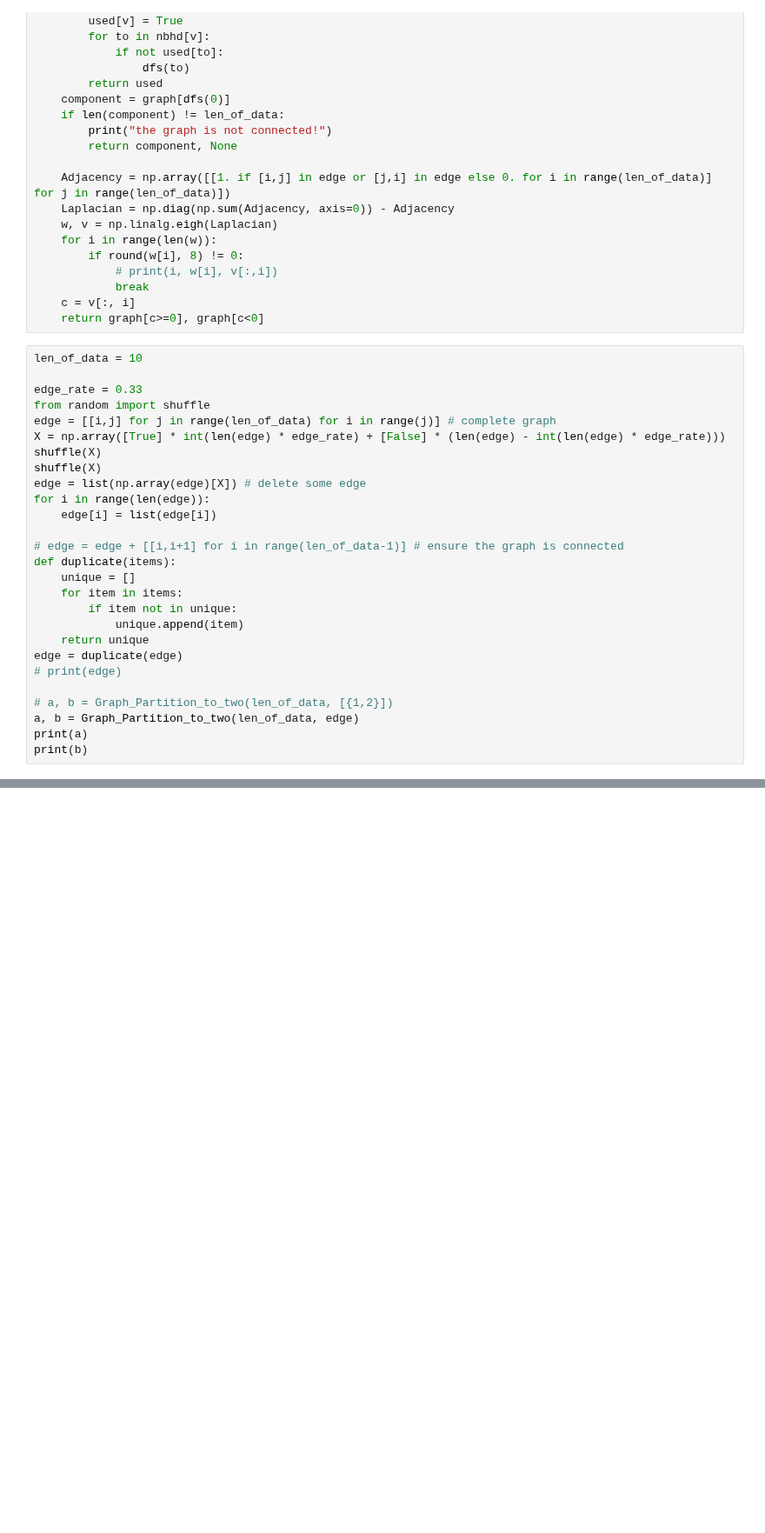
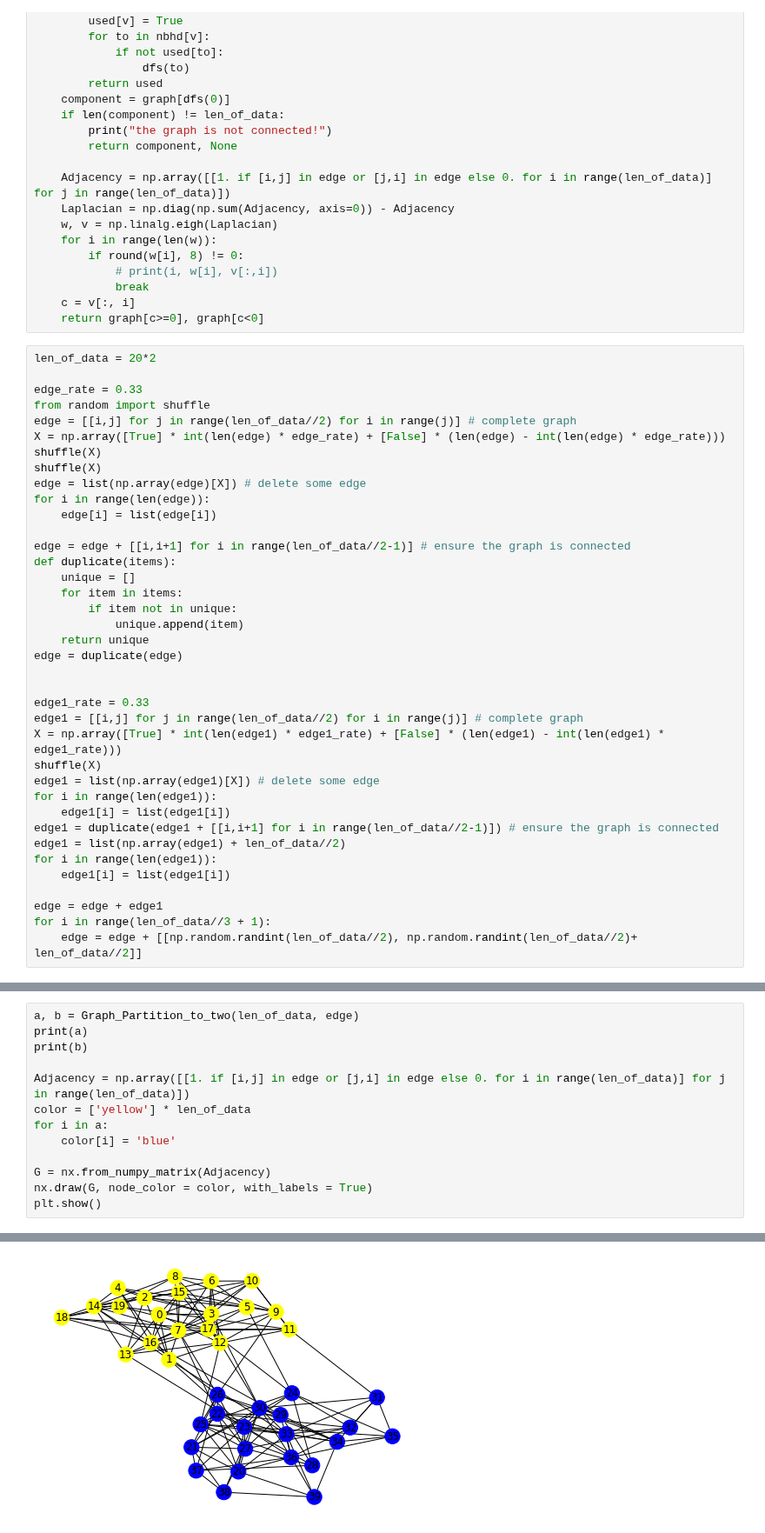
Before and after one commit to kuiyochen/Python_ML_learning, a Jupyter notebook: Graph_Partition_Fiedler_Vector.ipynb, the cells around one changed output, grey strips where cells are left out. Shown at 87% size. Cells and saved outputs as stored; diff of their text form; blank space fills up the shorter version.

```diff
--- a/Graph_Partition_Fiedler_Vector.ipynb
+++ b/Graph_Partition_Fiedler_Vector.ipynb
@@ -44,11 +45,11 @@ def Graph_Partition_to_two(len_of_data, edge):
     c = v[:, i]
     return graph[c>=0], graph[c<0]
 # %%
-len_of_data = 10
+len_of_data = 20*2
 
 edge_rate = 0.33
 from random import shuffle
-edge = [[i,j] for j in range(len_of_data) for i in range(j)] # complete graph
+edge = [[i,j] for j in range(len_of_data//2) for i in range(j)] # complete graph
 X = np.array([True] * int(len(edge) * edge_rate) + [False] * (len(edge) - int(len(edge) * edge_rate)))
 shuffle(X)
 shuffle(X)
@@ -56,7 +57,7 @@ edge = list(np.array(edge)[X]) # delete some edge
 for i in range(len(edge)):
     edge[i] = list(edge[i])
 
-# edge = edge + [[i,i+1] for i in range(len_of_data-1)] # ensure the graph is connected
+edge = edge + [[i,i+1] for i in range(len_of_data//2-1)] # ensure the graph is connected
 def duplicate(items):
     unique = []
     for item in items:
@@ -64,9 +65,20 @@ def duplicate(items):
             unique.append(item)
     return unique
 edge = duplicate(edge)
-# print(edge)
 
-# a, b = Graph_Partition_to_two(len_of_data, [{1,2}])
-a, b = Graph_Partition_to_two(len_of_data, edge)
-print(a)
-print(b)
+
+edge1_rate = 0.33
+edge1 = [[i,j] for j in range(len_of_data//2) for i in range(j)] # complete graph
+X = np.array([True] * int(len(edge1) * edge1_rate) + [False] * (len(edge1) - int(len(edge1) * edge1_rate)))
+shuffle(X)
+edge1 = list(np.array(edge1)[X]) # delete some edge
+for i in range(len(edge1)):
+    edge1[i] = list(edge1[i])
+edge1 = duplicate(edge1 + [[i,i+1] for i in range(len_of_data//2-1)]) # ensure the graph is connected
+edge1 = list(np.array(edge1) + len_of_data//2)
+for i in range(len(edge1)):
+    edge1[i] = list(edge1[i])
+
+edge = edge + edge1
+for i in range(len_of_data//3 + 1):
+    edge = edge + [[np.random.randint(len_of_data//2), np.random.randint(len_of_data//2)+ len_of_data//2]]
@@ -84,0 +85,14 @@ tuple([1,2])
+# %%
+a, b = Graph_Partition_to_two(len_of_data, edge)
+print(a)
+print(b)
+
+Adjacency = np.array([[1. if [i,j] in edge or [j,i] in edge else 0. for i in range(len_of_data)] for j in range(len_of_data)])
+color = ['yellow'] * len_of_data
+for i in a:
+    color[i] = 'blue'
+
+G = nx.from_numpy_matrix(Adjacency)
+nx.draw(G, node_color = color, with_labels = True)
+plt.show()
+# %% [output]
@@ -84,0 +103 @@ tuple([1,2])
+[figure, added]
```
Also changed, not shown: parts of 5 cells of this notebook, 1 other file.
